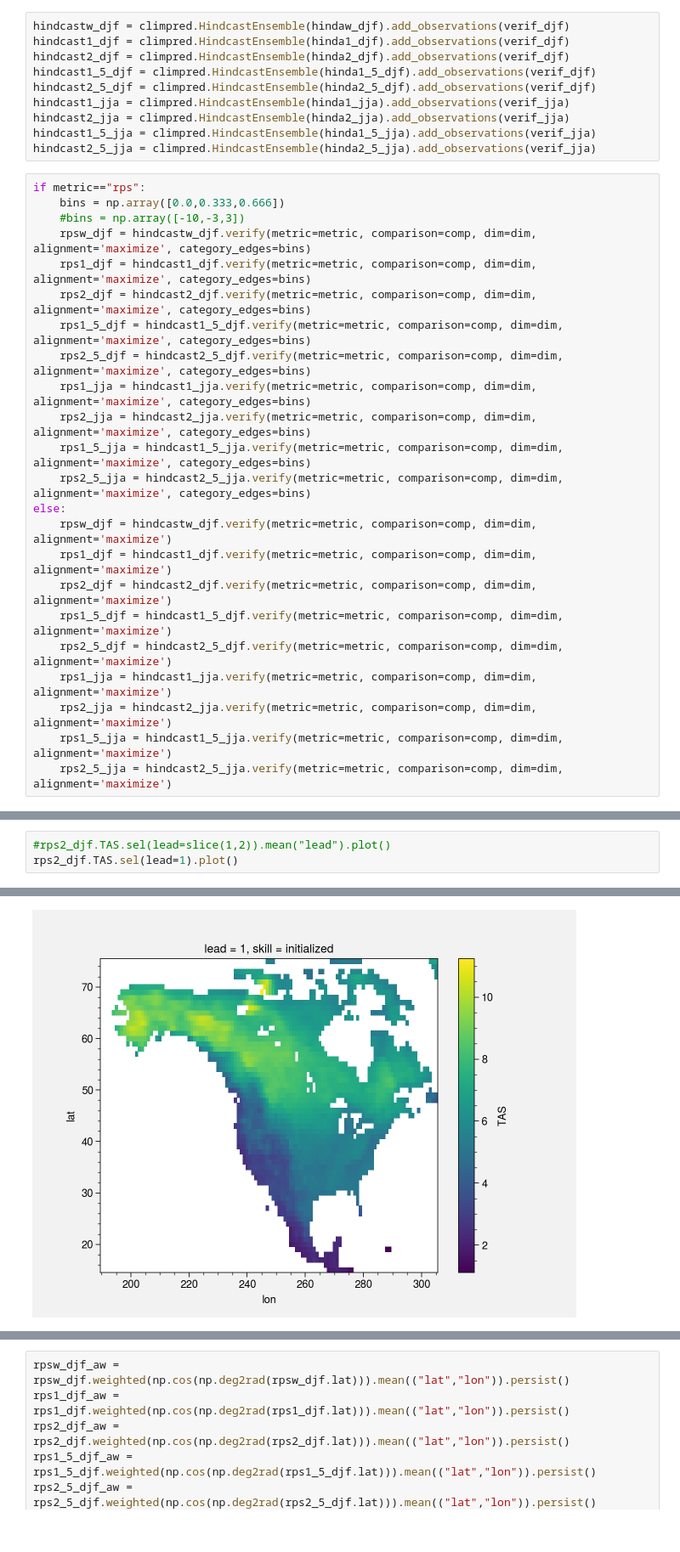
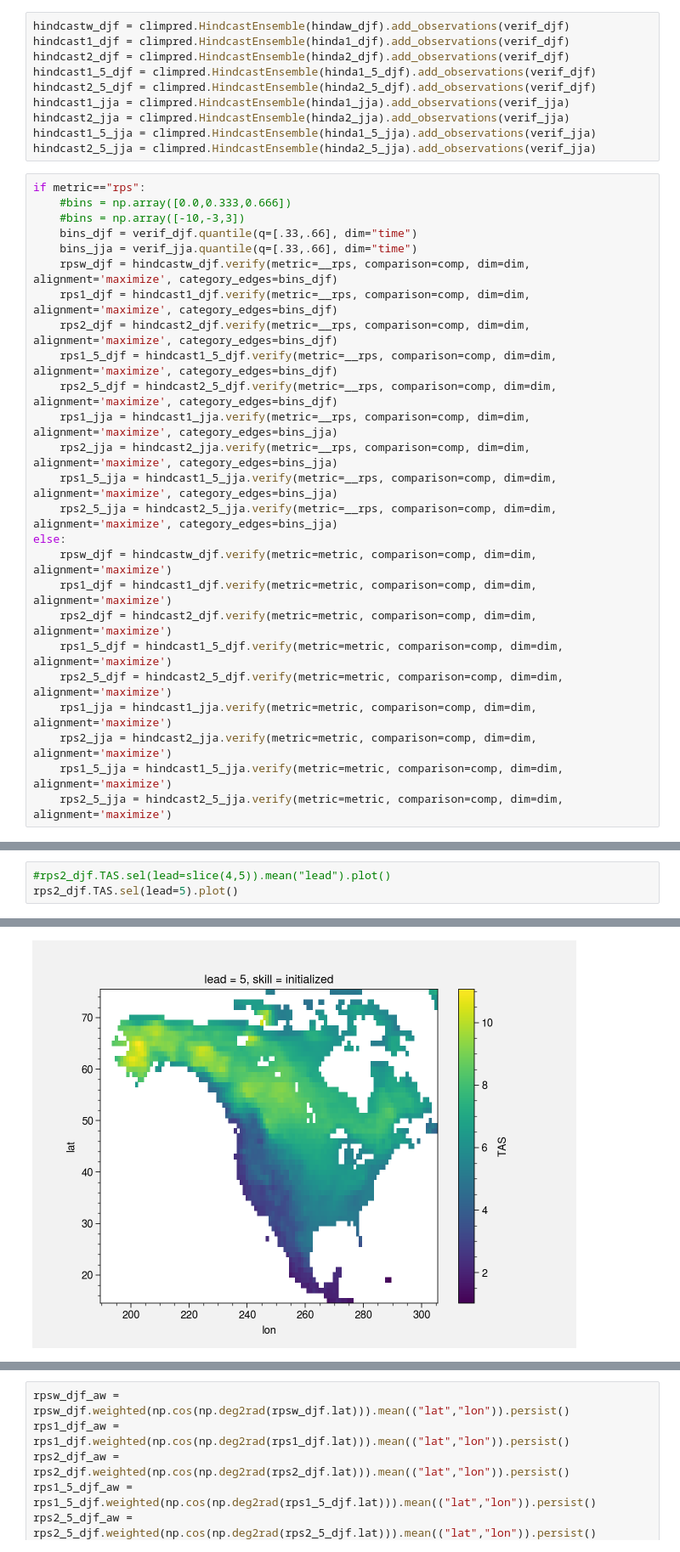
Before and after one commit to judithberner/climpred_CESM1_S2S, a Jupyter notebook: all_scores.ipynb, the cells around one changed output, grey strips where cells are left out. Shown: that part at 85% size. Drawn from its saved outputs; the diff is of its cells as text.

```diff
--- a/all_scores.ipynb
+++ b/all_scores.ipynb
@@ -144,17 +141,19 @@ hindcast1_5_jja = climpred.HindcastEnsemble(hinda1_5_jja).add_observations(verif
 hindcast2_5_jja = climpred.HindcastEnsemble(hinda2_5_jja).add_observations(verif_jja)
 # %%
 if metric=="rps":
-    bins = np.array([0.0,0.333,0.666])
+    #bins = np.array([0.0,0.333,0.666])
     #bins = np.array([-10,-3,3])
-    rpsw_djf = hindcastw_djf.verify(metric=metric, comparison=comp, dim=dim, alignment='maximize', category_edges=bins)
-    rps1_djf = hindcast1_djf.verify(metric=metric, comparison=comp, dim=dim, alignment='maximize', category_edges=bins)
-    rps2_djf = hindcast2_djf.verify(metric=metric, comparison=comp, dim=dim, alignment='maximize', category_edges=bins)
-    rps1_5_djf = hindcast1_5_djf.verify(metric=metric, comparison=comp, dim=dim, alignment='maximize', category_edges=bins)
-    rps2_5_djf = hindcast2_5_djf.verify(metric=metric, comparison=comp, dim=dim, alignment='maximize', category_edges=bins)
-    rps1_jja = hindcast1_jja.verify(metric=metric, comparison=comp, dim=dim, alignment='maximize', category_edges=bins)
-    rps2_jja = hindcast2_jja.verify(metric=metric, comparison=comp, dim=dim, alignment='maximize', category_edges=bins)
-    rps1_5_jja = hindcast1_5_jja.verify(metric=metric, comparison=comp, dim=dim, alignment='maximize', category_edges=bins)
-    rps2_5_jja = hindcast2_5_jja.verify(metric=metric, comparison=comp, dim=dim, alignment='maximize', category_edges=bins)
+    bins_djf = verif_djf.quantile(q=[.33,.66], dim="time")
+    bins_jja = verif_jja.quantile(q=[.33,.66], dim="time")
+    rpsw_djf = hindcastw_djf.verify(metric=__rps, comparison=comp, dim=dim, alignment='maximize', category_edges=bins_djf)
+    rps1_djf = hindcast1_djf.verify(metric=__rps, comparison=comp, dim=dim, alignment='maximize', category_edges=bins_djf)
+    rps2_djf = hindcast2_djf.verify(metric=__rps, comparison=comp, dim=dim, alignment='maximize', category_edges=bins_djf)
+    rps1_5_djf = hindcast1_5_djf.verify(metric=__rps, comparison=comp, dim=dim, alignment='maximize', category_edges=bins_djf)
+    rps2_5_djf = hindcast2_5_djf.verify(metric=__rps, comparison=comp, dim=dim, alignment='maximize', category_edges=bins_djf)
+    rps1_jja = hindcast1_jja.verify(metric=__rps, comparison=comp, dim=dim, alignment='maximize', category_edges=bins_jja)
+    rps2_jja = hindcast2_jja.verify(metric=__rps, comparison=comp, dim=dim, alignment='maximize', category_edges=bins_jja)
+    rps1_5_jja = hindcast1_5_jja.verify(metric=__rps, comparison=comp, dim=dim, alignment='maximize', category_edges=bins_jja)
+    rps2_5_jja = hindcast2_5_jja.verify(metric=__rps, comparison=comp, dim=dim, alignment='maximize', category_edges=bins_jja)
 else:
     rpsw_djf = hindcastw_djf.verify(metric=metric, comparison=comp, dim=dim, alignment='maximize')
     rps1_djf = hindcast1_djf.verify(metric=metric, comparison=comp, dim=dim, alignment='maximize')
@@ -170,10 +170,10 @@ else:
 #crpss1 = 1-crpsw./crpsw_persistence
 # %%
-#rps2_djf.TAS.sel(lead=slice(1,2)).mean("lead").plot()
-rps2_djf.TAS.sel(lead=1).plot()
+#rps2_djf.TAS.sel(lead=slice(4,5)).mean("lead").plot()
+rps2_djf.TAS.sel(lead=5).plot()
 # %% [output]
 <matplotlib.collections.QuadMesh at 0x...>
-[figure, old version]
+[figure, new version]
 # %%
 if metric=="rps":
     rpsw_djf = rpsw_djf.where(hindaw.mask==1)
```
Also changed, not shown: parts of 16 cells of this notebook, 4 other files.
